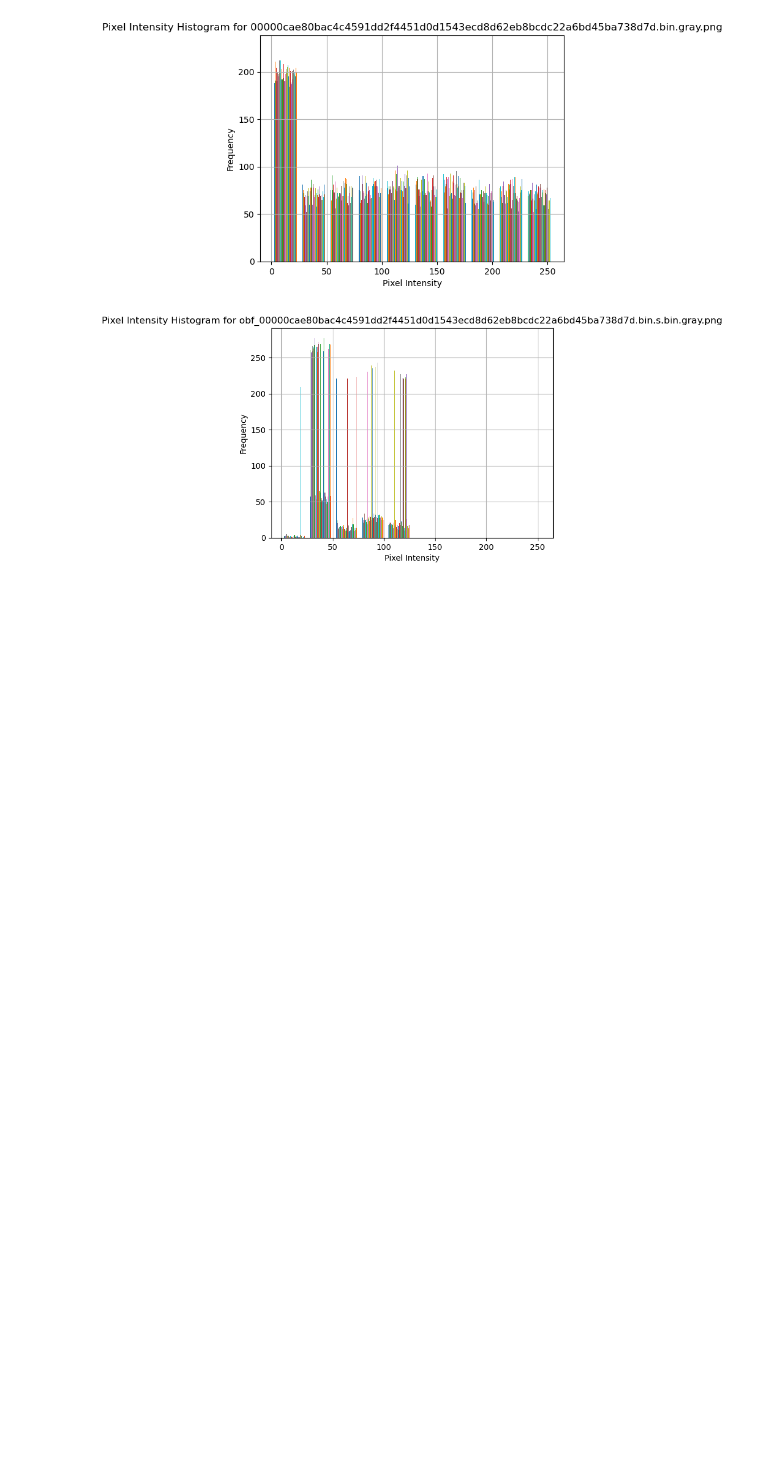
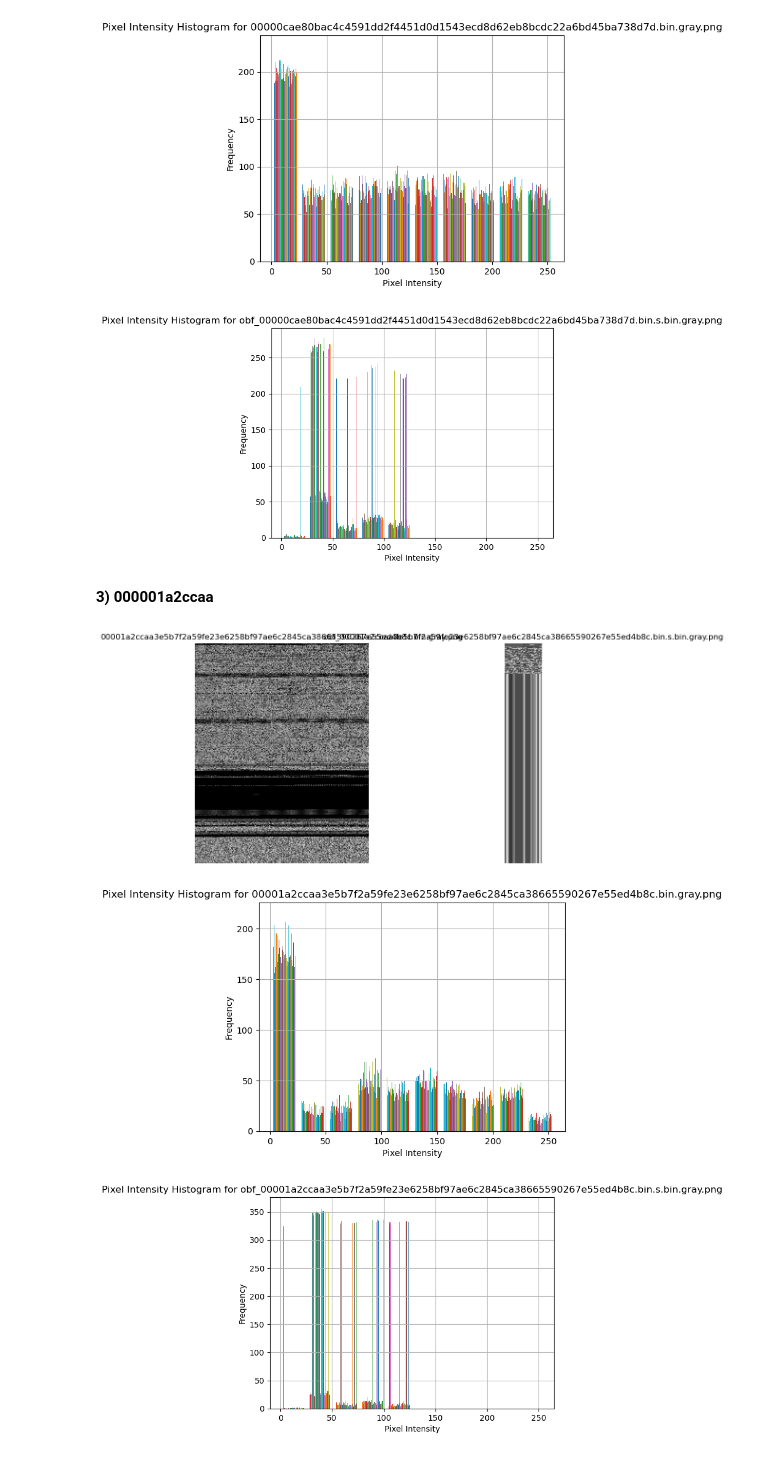
Before and after one commit to brew02/bsu-ccsp-2025, a Jupyter notebook: grayscale_images/image_visualization.ipynb, the cells around one changed output. Saved outputs shown, nothing was run; the diff lists cells and outputs as text; code cells hidden in the pictures; blank space fills up the shorter version.

```diff
--- a/grayscale_images/image_visualization.ipynb
+++ b/grayscale_images/image_visualization.ipynb
@@ -46,3 +46,16 @@ utils.pixel_hist(obf_sample_name)
 [figure]
 [figure]
 [figure]
+# %% [markdown]
+**3) 000001a2ccaa**
+# %%
+sample_name = "00001a2ccaa3e5b7f2a59fe23e6258bf97ae6c2845ca38665590267e55ed4b8c.bin.gray.png"
+obf_sample_name = "obf_00001a2ccaa3e5b7f2a59fe23e6258bf97ae6c2845ca38665590267e55ed4b8c.bin.s.bin.gray.png"
+
+utils.compare_images(sample_name, obf_sample_name)
+utils.pixel_hist(sample_name)
+utils.pixel_hist(obf_sample_name)
+# %% [output]
+[figure, added]
+[figure, added]
+[figure, added]
```
Also changed, not shown: 6 other files.
